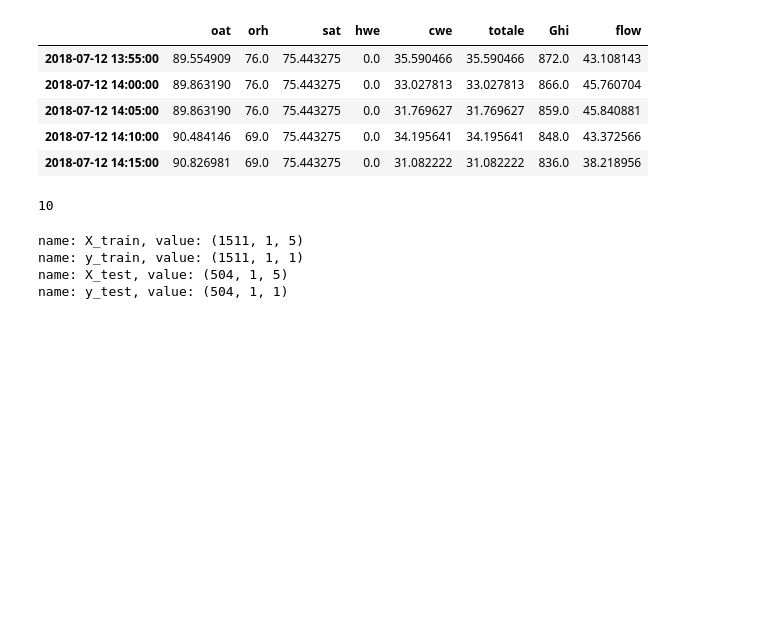
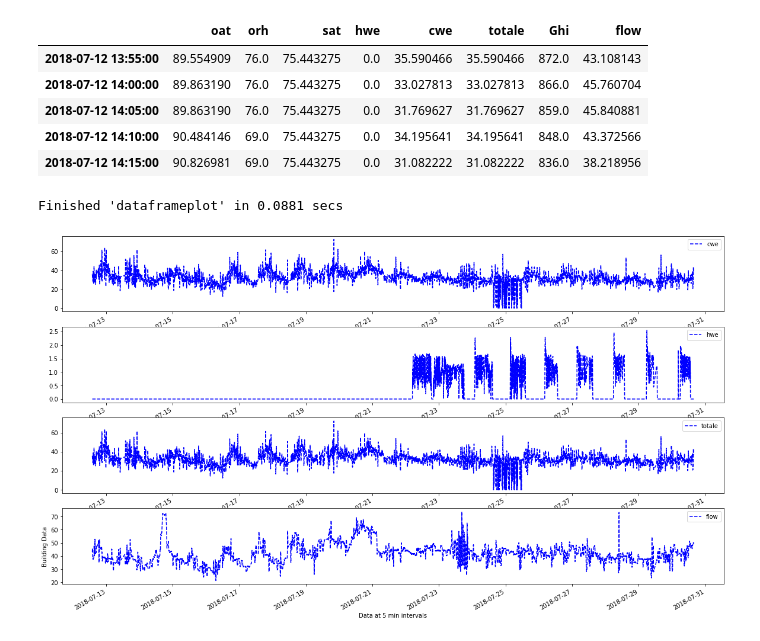
Before and after one commit to AvisekNaug/CDC2020, a Jupyter notebook: notebooks/AHU Energy Training-HPO.ipynb, the cells around one changed output. Drawn from its saved outputs; the diff is of its cells as text; code cells hidden in the pictures; blank space fills up the shorter version.

```diff
--- a/notebooks/AHU Energy Training-HPO.ipynb
+++ b/notebooks/AHU Energy Training-HPO.ipynb
@@ -69,13 +69,11 @@ df = dp.merge_df_columns([ahu, ghi, flow])
 # rearranging columns
 # df = df[['oat', 'orh', 'sat', 'Ghi', 'flow', 'totale']]
 # %%
-
 # smooth the hwe and cwe
 df_smoothed = dp.dfsmoothing(
     df,
     column_names=list(df.columns),
-    Wn=0.1
-)
+    Wn=0.0009)
 # %%
 # # read the pickled file for ghi data
 # dfdata = dp.readfile('../data/processed/smoothbuildingdata.pkl')
@@ -91,13 +89,21 @@ df_smoothed.head()
 | 2018-07-12 14:05:00 | 89.863190 | 76.0 | 75.443275 | 0.0 | 31.769627 | 31.769627 | 859.0 | 45.840881 |
 | 2018-07-12 14:10:00 | 90.484146 | 69.0 | 75.443275 | 0.0 | 34.195641 | 34.195641 | 848.0 | 43.372566 |
 | 2018-07-12 14:15:00 | 90.826981 | 69.0 | 75.443275 | 0.0 | 31.082222 | 31.082222 | 836.0 | 38.218956 |
+# %%
+dp.dataframeplot(df=df_smoothed.loc[df_smoothed.index[0:5000],['cwe', 'hwe', 'totale', 'flow']],
+                 style='-',
+                 xlabel='Data at 5 min intervals',
+                 ylabel='Building Data',
+                 legend=True,
+                 lazy=False)
+# %% [output]
+Finished 'dataframeplot' in 0.0881 secs
+[figure, added]
 # %%
 # Creating a list of 7 day dataframes for training
 dflist = dp.df2dflist(df_smoothed, subsequence=True, period=1, days=7, hours=0)
 # %%
 len(dflist)
-# %% [output]
-10
 # %%
 # create list of training, testing arrays
 weeklist = []
@@ -121,11 +127,6 @@ for weekdata in dflist:
 weeklist[0].keys()
 for key,value in weeklist[0].items():
     print("name: {}, value: {}".format(key, value.shape))
-# %% [output]
-name: X_train, value: (1511, 1, 5)
-name: y_train, value: (1511, 1, 1)
-name: X_test, value: (504, 1, 5)
-name: y_test, value: (504, 1, 1)
 # %%
 def objective_function(config, reporter):
 
```
Also changed, not shown: parts of 4 cells of this notebook, 2 other files.
